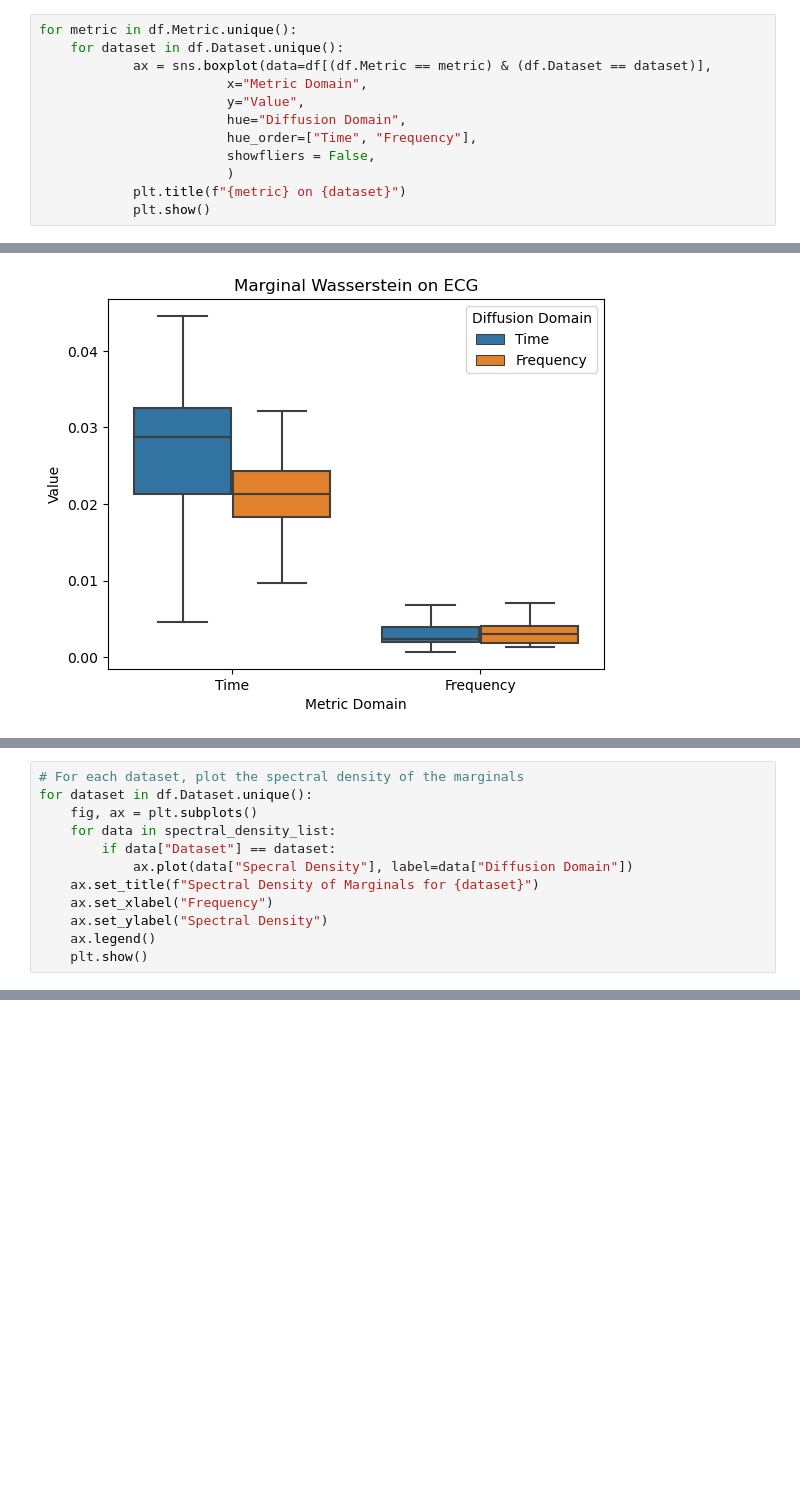
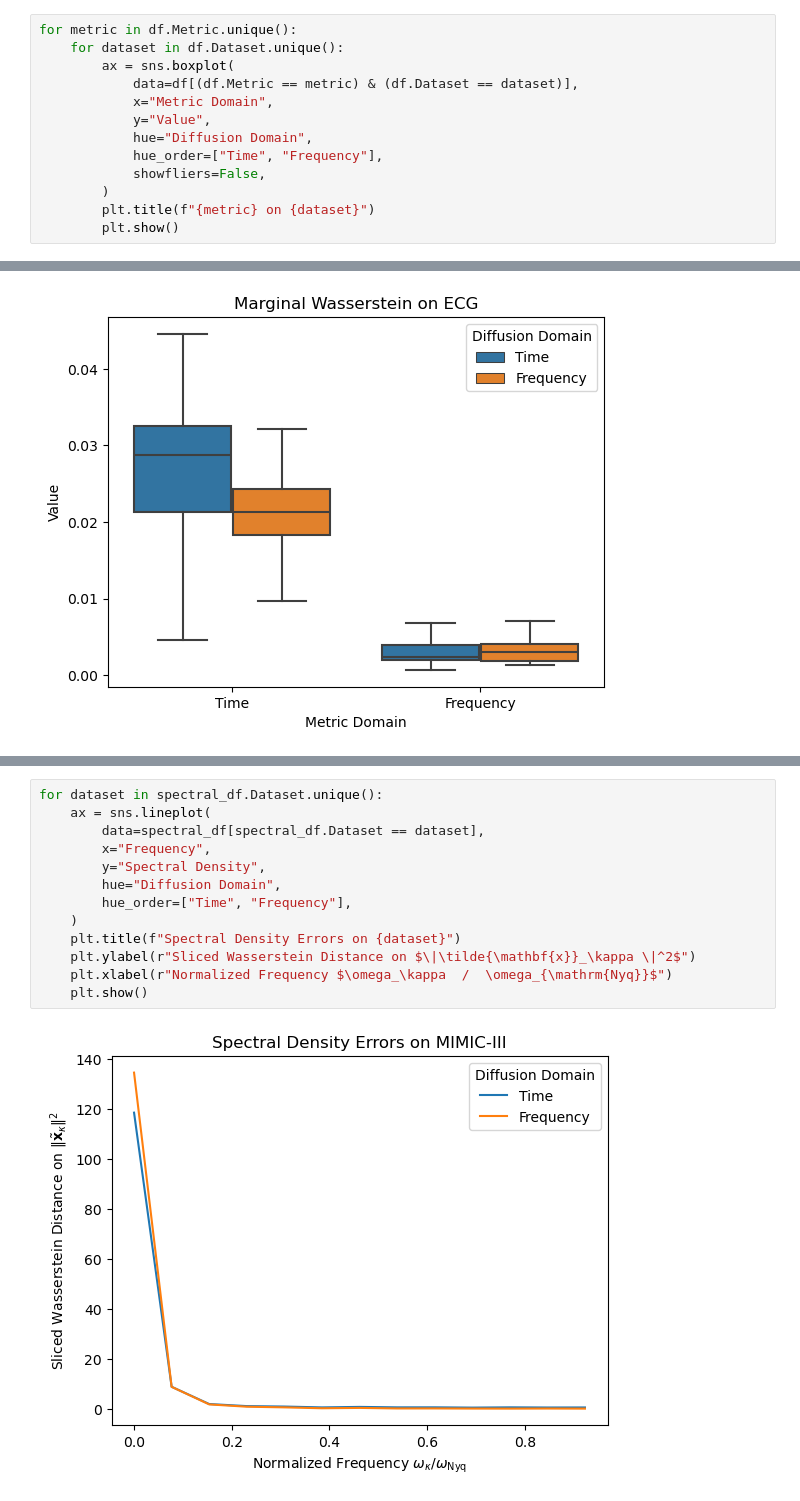
Before and after one commit to JonathanCrabbe/FourierDiffusion, a Jupyter notebook: notebooks/results.ipynb, the cells around one changed output, grey strips where cells are left out. Cells and saved outputs as stored; diff of their text form; blank space fills up the shorter version.

```diff
--- a/notebooks/results.ipynb
+++ b/notebooks/results.ipynb
@@ -111,15 +114,16 @@ df.head()
 # %%
 for metric in df.Metric.unique():
     for dataset in df.Dataset.unique():
-            ax = sns.boxplot(data=df[(df.Metric == metric) & (df.Dataset == dataset)],
-                        x="Metric Domain",
-                        y="Value",
-                        hue="Diffusion Domain",
-                        hue_order=["Time", "Frequency"],
-                        showfliers = False,
-                        )
-            plt.title(f"{metric} on {dataset}")
-            plt.show()
+        ax = sns.boxplot(
+            data=df[(df.Metric == metric) & (df.Dataset == dataset)],
+            x="Metric Domain",
+            y="Value",
+            hue="Diffusion Domain",
+            hue_order=["Time", "Frequency"],
+            showfliers=False,
+        )
+        plt.title(f"{metric} on {dataset}")
+        plt.show()
 # %% [output]
 [figure]
 [figure]
@@ -151,12 +205,0 @@ ValueError: Dataset not recognized
-# %%
-# For each dataset, plot the spectral density of the marginals
-for dataset in df.Dataset.unique():
-    fig, ax = plt.subplots()
-    for data in spectral_density_list:
-        if data["Dataset"] == dataset:
-            ax.plot(data["Specral Density"], label=data["Diffusion Domain"])
-    ax.set_title(f"Spectral Density of Marginals for {dataset}")
-    ax.set_xlabel("Frequency")
-    ax.set_ylabel("Spectral Density")
-    ax.legend()
-    plt.show()
@@ -166,0 +206,15 @@ for dataset in df.Dataset.unique():
+# %%
+for dataset in spectral_df.Dataset.unique():
+    ax = sns.lineplot(
+        data=spectral_df[spectral_df.Dataset == dataset],
+        x="Frequency",
+        y="Spectral Density",
+        hue="Diffusion Domain",
+        hue_order=["Time", "Frequency"],
+    )
+    plt.title(f"Spectral Density Errors on {dataset}")
+    plt.ylabel(r"Sliced Wasserstein Distance on $\|\tilde{\mathbf{x}}_\kappa \|^2$")
+    plt.xlabel(r"Normalized Frequency $\omega_\kappa  /  \omega_{\mathrm{Nyq}}$")
+    plt.show()
+# %% [output]
+[figure, added]
```
Also changed, not shown: parts of 8 cells of this notebook, 1 other file.
